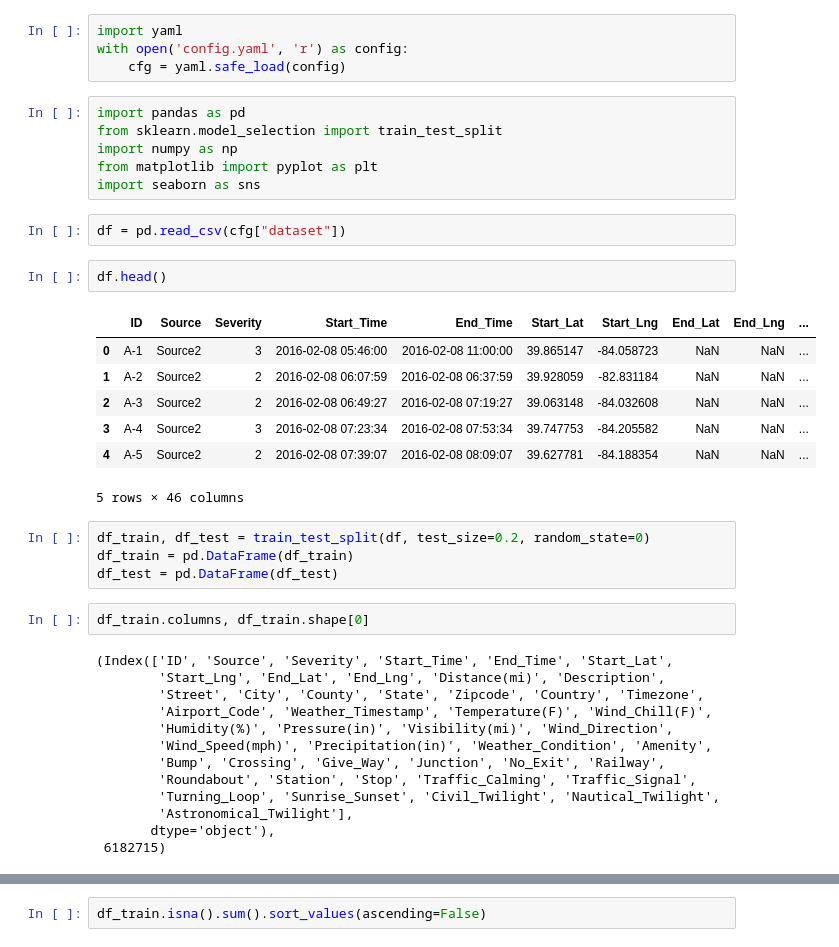
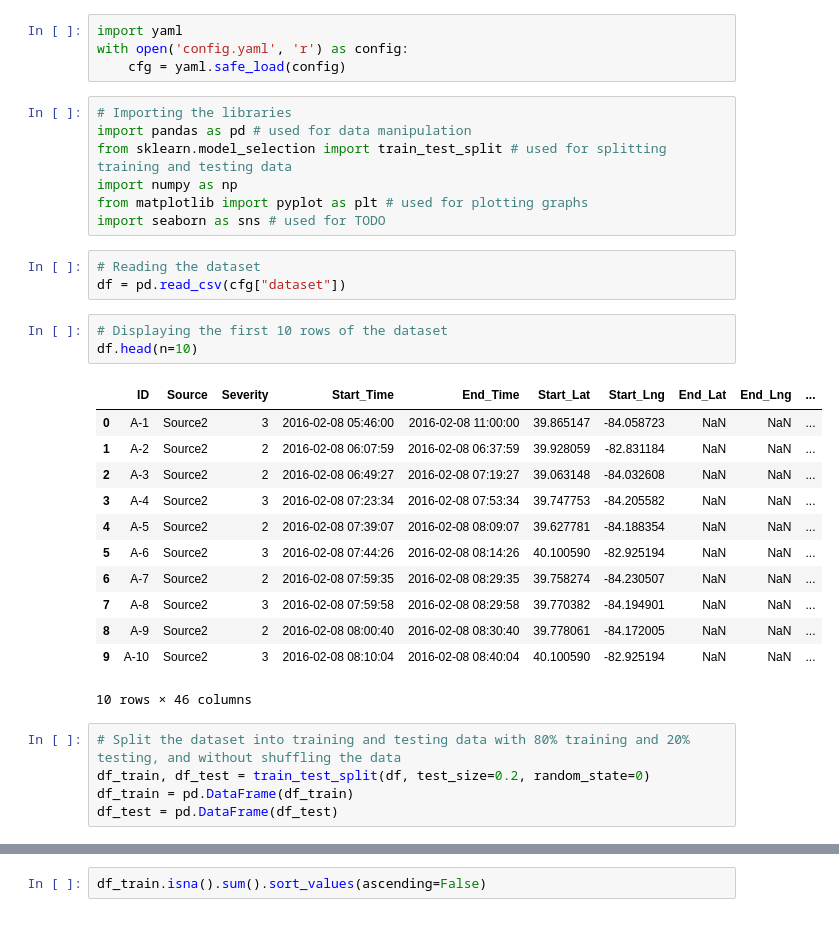
Before and after one commit to ARnoD0rian/classification-of-roads-accidients, a Jupyter notebook: main.ipynb, the cells around one changed output, grey strips where cells are left out. Cells and saved outputs as stored; diff of their text form.

```diff
--- a/main.ipynb
+++ b/main.ipynb
@@ -3,39 +3,33 @@ import yaml
 with open('config.yaml', 'r') as config:
     cfg = yaml.safe_load(config)
 # %%
-import pandas as pd
-from sklearn.model_selection import train_test_split
+# Importing the libraries
+import pandas as pd # used for data manipulation
+from sklearn.model_selection import train_test_split # used for splitting training and testing data
 import numpy as np
-from matplotlib import pyplot as plt
-import seaborn as sns
+from matplotlib import pyplot as plt # used for plotting graphs
+import seaborn as sns # used for TODO
 # %%
+# Reading the dataset
 df = pd.read_csv(cfg["dataset"])
-# %%
-df.head()
-# %% [output]
-|  | ID | Source | Severity | Start_Time | End_Time | Start_Lat | Start_Lng | End_Lat | End_Lng | ... |
-| 0 | A-1 | Source2 | 3 | 2016-02-08 05:46:00 | 2016-02-08 11:00:00 | 39.865147 | -84.058723 | NaN | NaN | ... |
-| 1 | A-2 | Source2 | 2 | 2016-02-08 06:07:59 | 2016-02-08 06:37:59 | 39.928059 | -82.831184 | NaN | NaN | ... |
-| 2 | A-3 | Source2 | 2 | 2016-02-08 06:49:27 | 2016-02-08 07:19:27 | 39.063148 | -84.032608 | NaN | NaN | ... |
-| 3 | A-4 | Source2 | 3 | 2016-02-08 07:23:34 | 2016-02-08 07:53:34 | 39.747753 | -84.205582 | NaN | NaN | ... |
-| 4 | A-5 | Source2 | 2 | 2016-02-08 07:39:07 | 2016-02-08 08:09:07 | 39.627781 | -84.188354 | NaN | NaN | ... |
-5 rows × 46 columns
+# %%
+# Displaying the first 10 rows of the dataset
+df.head(n=10)
+# %% [output]
+|  | ID | Source | Severity | Start_Time | End_Time | Start_Lat | Start_Lng | End_Lat | End_Lng | ... |
+| 0 | A-1 | Source2 | 3 | 2016-02-08 05:46:00 | 2016-02-08 11:00:00 | 39.865147 | -84.058723 | NaN | NaN | ... |
+| 1 | A-2 | Source2 | 2 | 2016-02-08 06:07:59 | 2016-02-08 06:37:59 | 39.928059 | -82.831184 | NaN | NaN | ... |
+| 2 | A-3 | Source2 | 2 | 2016-02-08 06:49:27 | 2016-02-08 07:19:27 | 39.063148 | -84.032608 | NaN | NaN | ... |
+| 3 | A-4 | Source2 | 3 | 2016-02-08 07:23:34 | 2016-02-08 07:53:34 | 39.747753 | -84.205582 | NaN | NaN | ... |
+| 4 | A-5 | Source2 | 2 | 2016-02-08 07:39:07 | 2016-02-08 08:09:07 | 39.627781 | -84.188354 | NaN | NaN | ... |
+| 5 | A-6 | Source2 | 3 | 2016-02-08 07:44:26 | 2016-02-08 08:14:26 | 40.100590 | -82.925194 | NaN | NaN | ... |
+| 6 | A-7 | Source2 | 2 | 2016-02-08 07:59:35 | 2016-02-08 08:29:35 | 39.758274 | -84.230507 | NaN | NaN | ... |
+| 7 | A-8 | Source2 | 3 | 2016-02-08 07:59:58 | 2016-02-08 08:29:58 | 39.770382 | -84.194901 | NaN | NaN | ... |
+| 8 | A-9 | Source2 | 2 | 2016-02-08 08:00:40 | 2016-02-08 08:30:40 | 39.778061 | -84.172005 | NaN | NaN | ... |
+| 9 | A-10 | Source2 | 3 | 2016-02-08 08:10:04 | 2016-02-08 08:40:04 | 40.100590 | -82.925194 | NaN | NaN | ... |
+10 rows × 46 columns
 # %%
+# Split the dataset into training and testing data with 80% training and 20% testing, and without shuffling the data
 df_train, df_test = train_test_split(df, test_size=0.2, random_state=0)
 df_train = pd.DataFrame(df_train)
 df_test = pd.DataFrame(df_test)
-# %%
-df_train.columns, df_train.shape[0]
-# %% [output]
-(Index(['ID', 'Source', 'Severity', 'Start_Time', 'End_Time', 'Start_Lat',
-        'Start_Lng', 'End_Lat', 'End_Lng', 'Distance(mi)', 'Description',
-        'Street', 'City', 'County', 'State', 'Zipcode', 'Country', 'Timezone',
-        'Airport_Code', 'Weather_Timestamp', 'Temperature(F)', 'Wind_Chill(F)',
-        'Humidity(%)', 'Pressure(in)', 'Visibility(mi)', 'Wind_Direction',
-        'Wind_Speed(mph)', 'Precipitation(in)', 'Weather_Condition', 'Amenity',
-        'Bump', 'Crossing', 'Give_Way', 'Junction', 'No_Exit', 'Railway',
-        'Roundabout', 'Station', 'Stop', 'Traffic_Calming', 'Traffic_Signal',
-        'Turning_Loop', 'Sunrise_Sunset', 'Civil_Twilight', 'Nautical_Twilight',
-        'Astronomical_Twilight'],
-       dtype='object'),
- 6182715)
```
Also changed, not shown: parts of 1 cell of this notebook, 2 other files.
